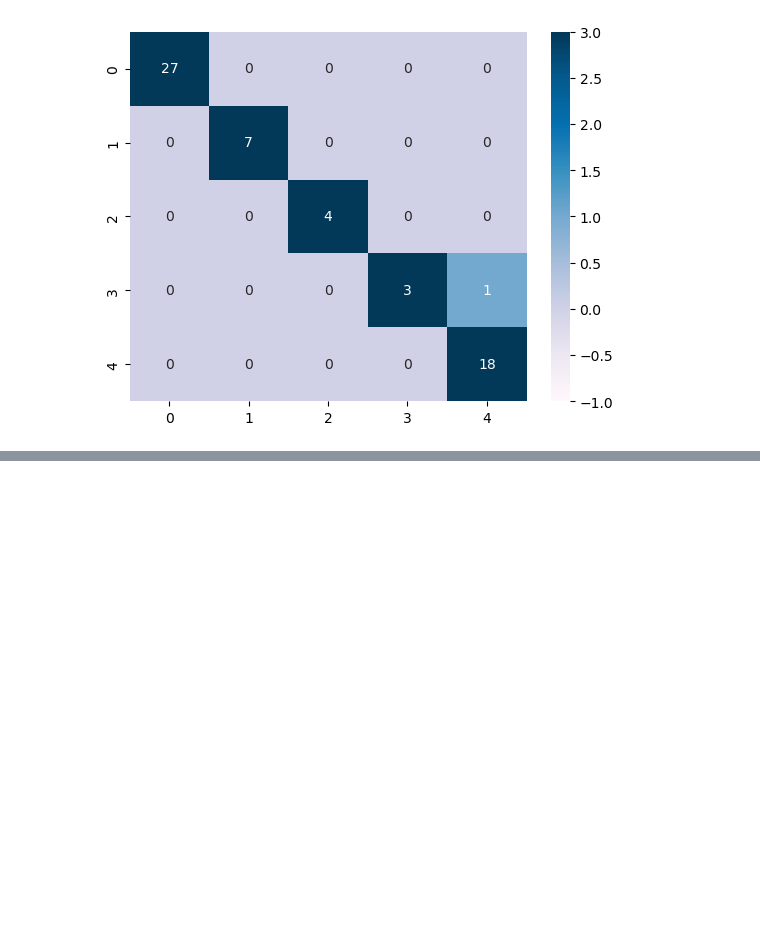
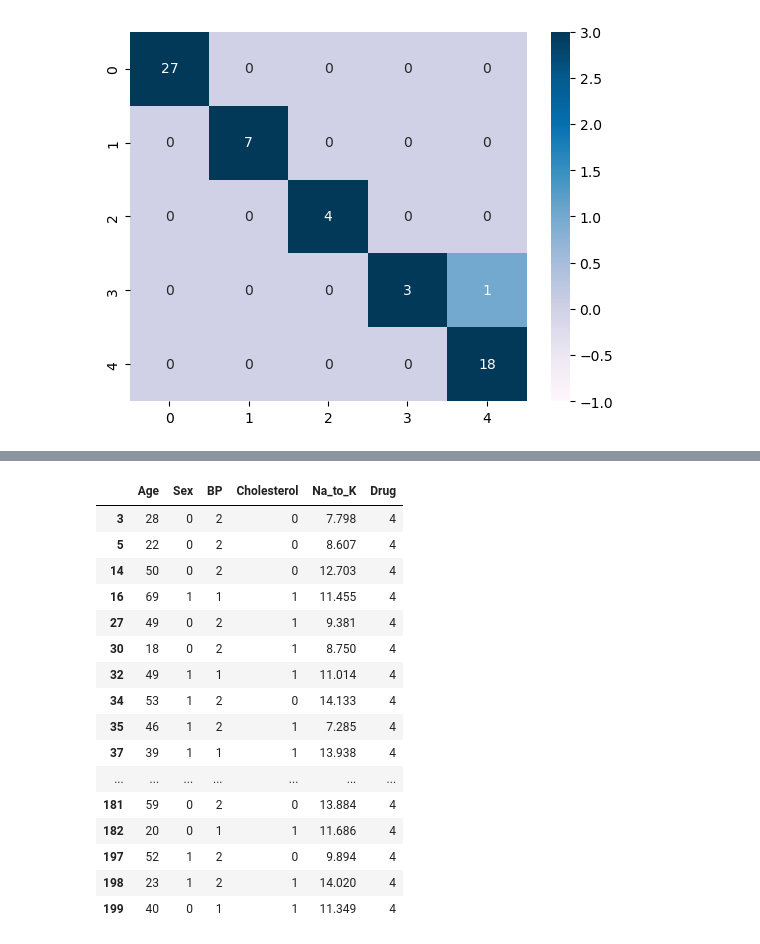
Before and after one commit to datasbb/machine-learning-project, a Jupyter notebook: ml_classification/drug_classify.ipynb, the cells around one changed output, grey strips where cells are left out. Saved outputs shown, nothing was run; the diff lists cells and outputs as text; code cells hidden in the pictures; blank space fills up the shorter version.

```diff
--- a/ml_classification/drug_classify.ipynb
+++ b/ml_classification/drug_classify.ipynb
@@ -288,0 +338,23 @@ sns.heatmap(confusion_matrix(y_test , pred), annot=True, cmap='PuBu', vmin=-1, v
+# %%
+# Drug4만 확인
+drug4 = df['Drug'] == 4
+drug4_df = df[drug4]
+drug4_df
+# %% [output]
+|  | Age | Sex | BP | Cholesterol | Na_to_K | Drug |
+| 3 | 28 | 0 | 2 | 0 | 7.798 | 4 |
+| 5 | 22 | 0 | 2 | 0 | 8.607 | 4 |
+| 14 | 50 | 0 | 2 | 0 | 12.703 | 4 |
+| 16 | 69 | 1 | 1 | 1 | 11.455 | 4 |
+| 27 | 49 | 0 | 2 | 1 | 9.381 | 4 |
+| 30 | 18 | 0 | 2 | 1 | 8.750 | 4 |
+| 32 | 49 | 1 | 1 | 1 | 11.014 | 4 |
+| 34 | 53 | 1 | 2 | 0 | 14.133 | 4 |
+| 35 | 46 | 1 | 2 | 1 | 7.285 | 4 |
+| 37 | 39 | 1 | 1 | 1 | 13.938 | 4 |
+| ... | ... | ... | ... | ... | ... | ... |
+| 181 | 59 | 0 | 2 | 0 | 13.884 | 4 |
+| 182 | 20 | 0 | 1 | 1 | 11.686 | 4 |
+| 197 | 52 | 1 | 2 | 0 | 9.894 | 4 |
+| 198 | 23 | 1 | 2 | 1 | 14.020 | 4 |
+| 199 | 40 | 0 | 1 | 1 | 11.349 | 4 |
```
Also changed, not shown: parts of 10 cells of this notebook.
